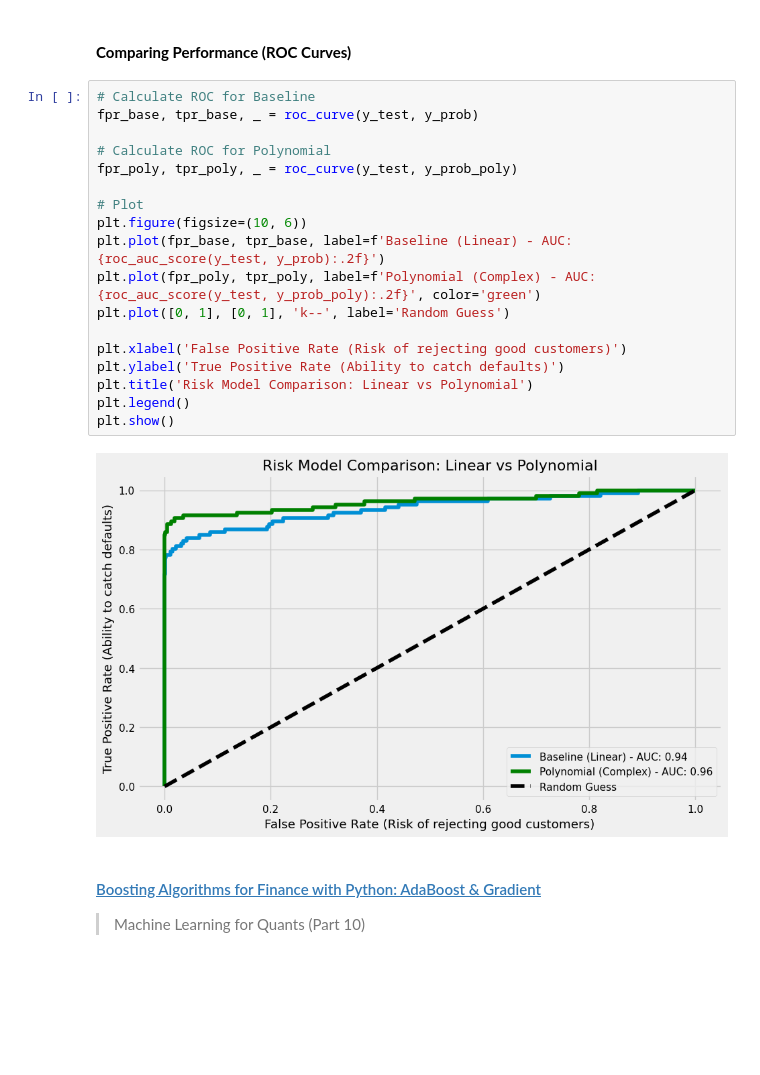
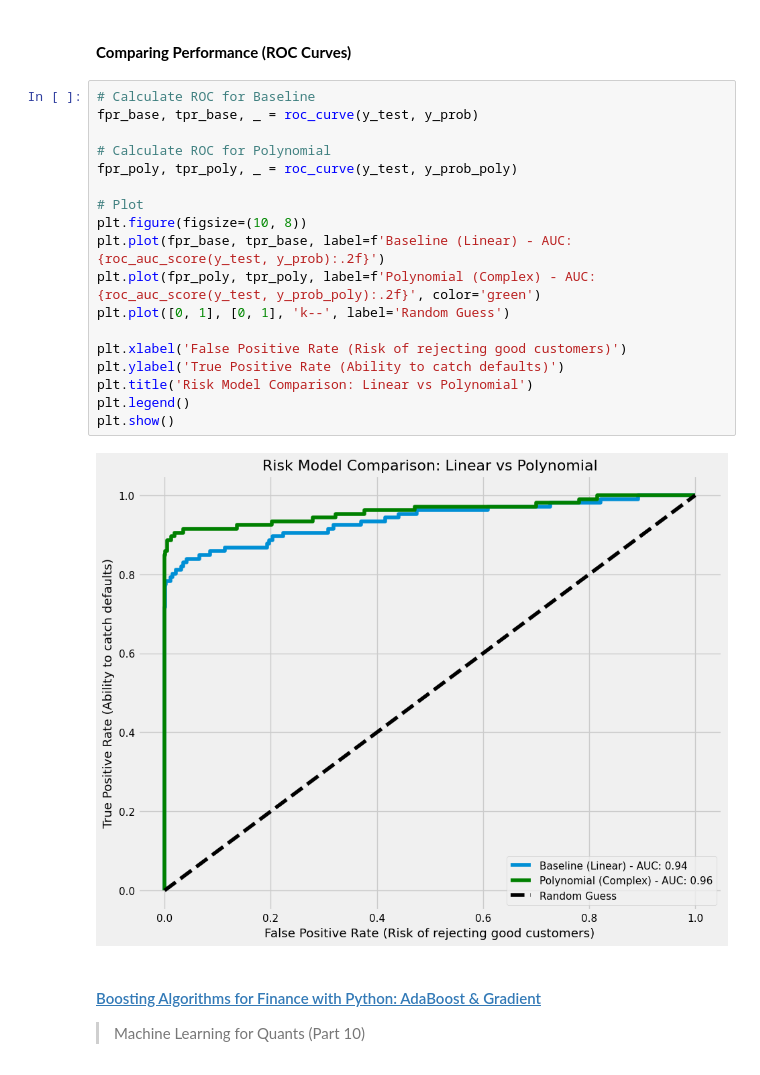
Before and after one commit to shortthirdman-org/Google-Colab-Notebooks, a Jupyter notebook: notebooks/MachineLearning_For_Quants.ipynb, the cells around one changed output. Saved outputs shown, nothing was run; the diff lists cells and outputs as text; blank space fills up the shorter version.

```diff
--- a/notebooks/MachineLearning_For_Quants.ipynb
+++ b/notebooks/MachineLearning_For_Quants.ipynb
@@ -617,23 +630,23 @@ Polynomial Model AUC Score: 0.9607
 # %%
 # Calculate ROC for Baseline
 fpr_base, tpr_base, _ = roc_curve(y_test, y_prob)
 
 # Calculate ROC for Polynomial
 fpr_poly, tpr_poly, _ = roc_curve(y_test, y_prob_poly)
 
 # Plot
-plt.figure(figsize=(10, 6))
+plt.figure(figsize=(10, 8))
 plt.plot(fpr_base, tpr_base, label=f'Baseline (Linear) - AUC: {roc_auc_score(y_test, y_prob):.2f}')
 plt.plot(fpr_poly, tpr_poly, label=f'Polynomial (Complex) - AUC: {roc_auc_score(y_test, y_prob_poly):.2f}', color='green')
 plt.plot([0, 1], [0, 1], 'k--', label='Random Guess')
 
 plt.xlabel('False Positive Rate (Risk of rejecting good customers)')
 plt.ylabel('True Positive Rate (Ability to catch defaults)')
 plt.title('Risk Model Comparison: Linear vs Polynomial')
 plt.legend()
 plt.show()
 # %% [output]
-[figure, old version]
+[figure, new version]
 # %% [markdown]
 #### [Boosting Algorithms for Finance with Python: AdaBoost & Gradient](https://medium.com/@simplifiedzone/990d957bb7ea)
 
```
Also changed, not shown: parts of 64 cells of this notebook.
